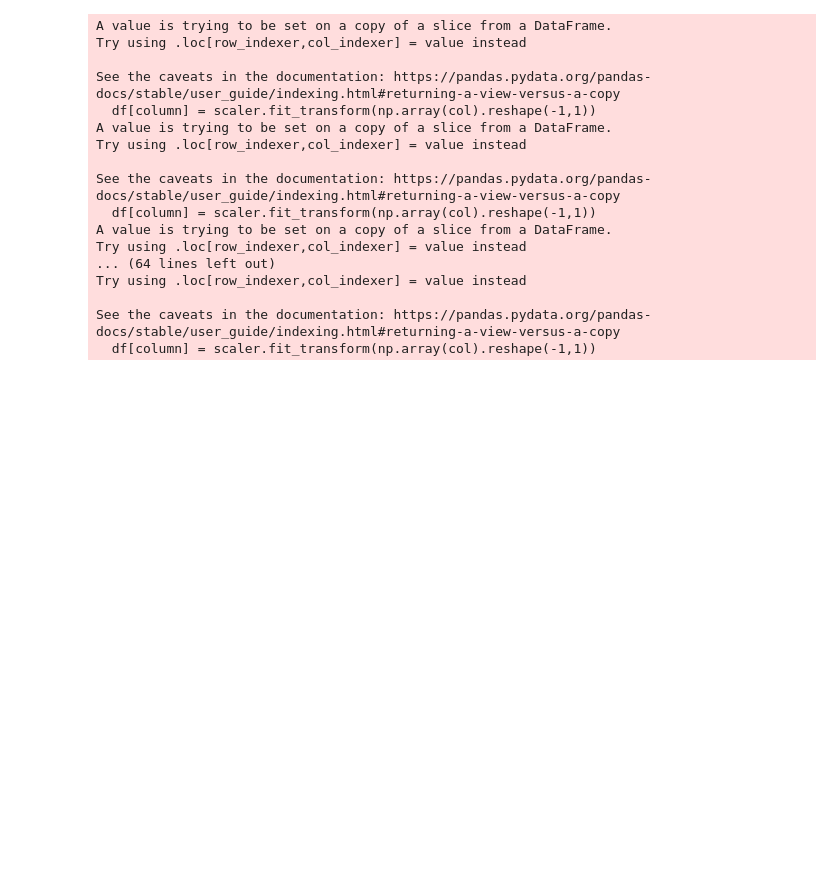
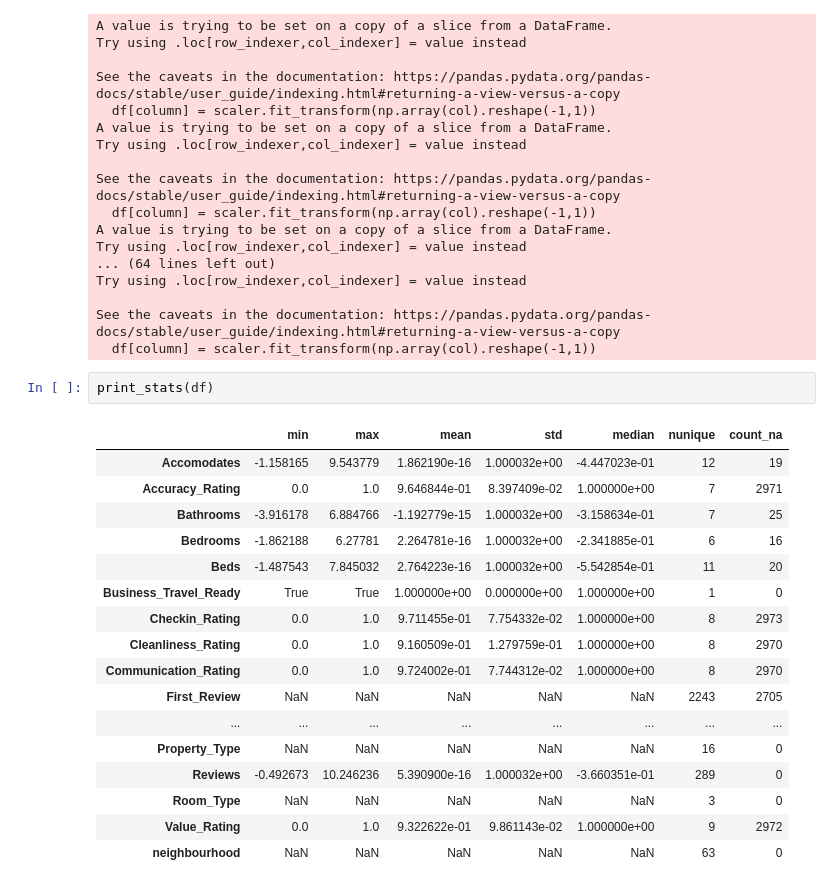
Before and after one commit to luclemot/airbnb-berlin-price-prediction, a Jupyter notebook: preprocessing_robin.ipynb, the cells around one changed output. Cells and saved outputs as stored; diff of their text form; blank space fills up the shorter version.

Commit message:
Missing values

```diff
--- a/preprocessing_robin.ipynb
+++ b/preprocessing_robin.ipynb
@@ -245,3 +245,23 @@ Try using .loc[row_indexer,col_indexer] = value instead
 
 See the caveats in the documentation: https://pandas.pydata.org/pandas-docs/stable/user_guide/indexing.html#returning-a-view-versus-a-copy
   df[column] = scaler.fit_transform(np.array(col).reshape(-1,1))
+# %%
+print_stats(df)
+# %% [output]
+|  | min | max | mean | std | median | nunique | count_na |
+| Accomodates | -1.158165 | 9.543779 | 1.862190e-16 | 1.000032e+00 | -4.447023e-01 | 12 | 19 |
+| Accuracy_Rating | 0.0 | 1.0 | 9.646844e-01 | 8.397409e-02 | 1.000000e+00 | 7 | 2971 |
+| Bathrooms | -3.916178 | 6.884766 | -1.192779e-15 | 1.000032e+00 | -3.158634e-01 | 7 | 25 |
+| Bedrooms | -1.862188 | 6.27781 | 2.264781e-16 | 1.000032e+00 | -2.341885e-01 | 6 | 16 |
+| Beds | -1.487543 | 7.845032 | 2.764223e-16 | 1.000032e+00 | -5.542854e-01 | 11 | 20 |
+| Business_Travel_Ready | True | True | 1.000000e+00 | 0.000000e+00 | 1.000000e+00 | 1 | 0 |
+| Checkin_Rating | 0.0 | 1.0 | 9.711455e-01 | 7.754332e-02 | 1.000000e+00 | 8 | 2973 |
+| Cleanliness_Rating | 0.0 | 1.0 | 9.160509e-01 | 1.279759e-01 | 1.000000e+00 | 8 | 2970 |
+| Communication_Rating | 0.0 | 1.0 | 9.724002e-01 | 7.744312e-02 | 1.000000e+00 | 8 | 2970 |
+| First_Review | NaN | NaN | NaN | NaN | NaN | 2243 | 2705 |
+| ... | ... | ... | ... | ... | ... | ... | ... |
+| Property_Type | NaN | NaN | NaN | NaN | NaN | 16 | 0 |
+| Reviews | -0.492673 | 10.246236 | 5.390900e-16 | 1.000032e+00 | -3.660351e-01 | 289 | 0 |
+| Room_Type | NaN | NaN | NaN | NaN | NaN | 3 | 0 |
+| Value_Rating | 0.0 | 1.0 | 9.322622e-01 | 9.861143e-02 | 1.000000e+00 | 9 | 2972 |
+| neighbourhood | NaN | NaN | NaN | NaN | NaN | 63 | 0 |
```
Also changed, not shown: parts of 11 cells of this notebook, 43 other files.
